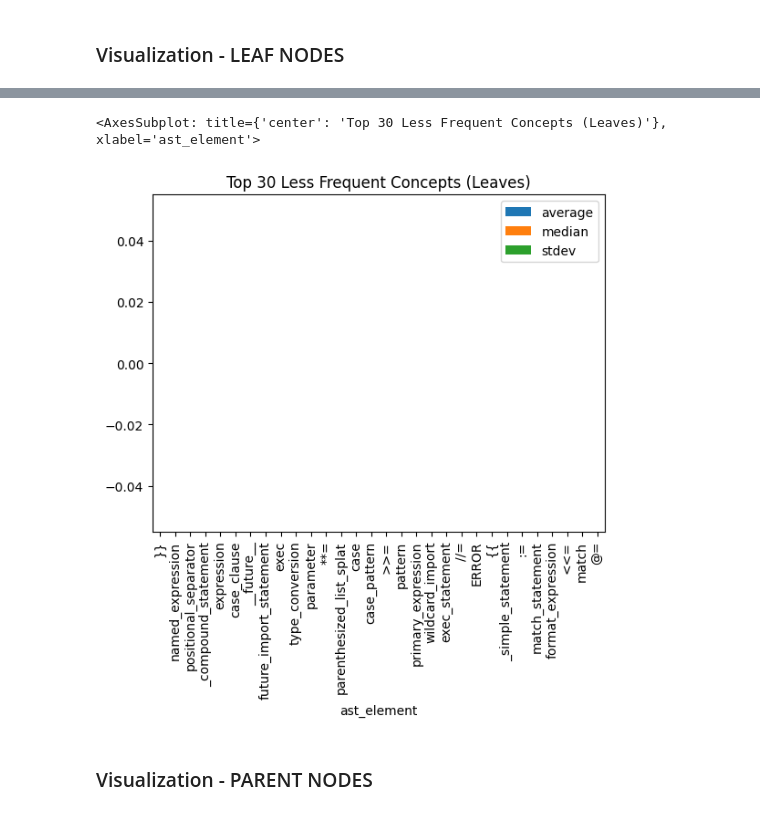
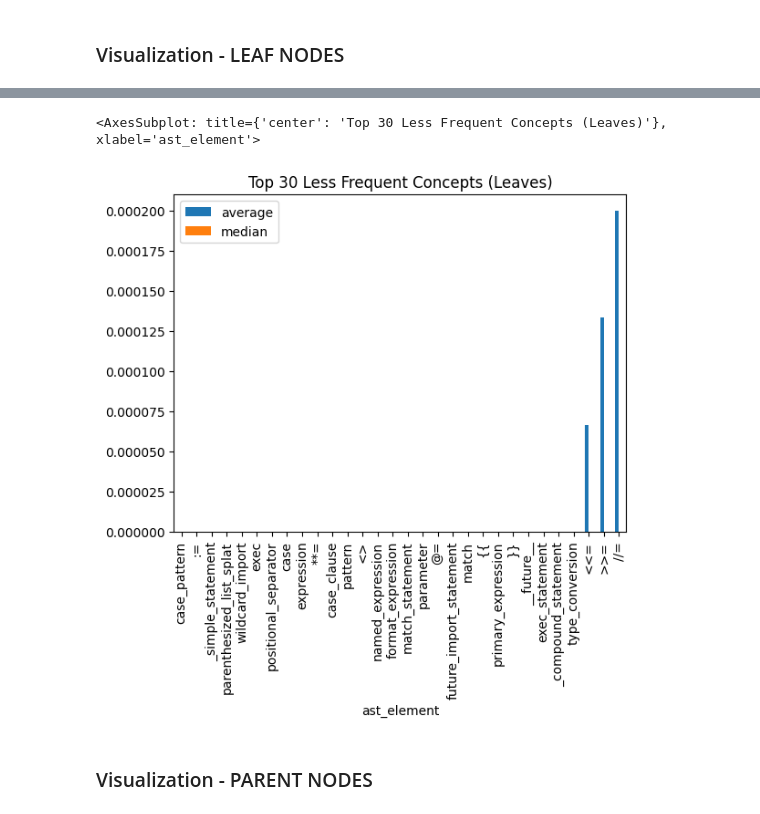
Before and after one commit to WM-SEMERU/CodeSyntaxConcept, a Jupyter notebook: experimental_notebooks/exploratory_analysis.ipynb, the cells around one changed output, grey strips where cells are left out. Cells and saved outputs as stored; diff of their text form; code cells hidden in the pictures.

Commit message:
fixed graphs

```diff
--- a/experimental_notebooks/exploratory_analysis.ipynb
+++ b/experimental_notebooks/exploratory_analysis.ipynb
@@ -13,10 +14,11 @@ from statistics import mean, median, stdev
 # %% [markdown]
 ### Parameters
 # %%
-checkpoint = "himanshu-dutta/pycoder-gpt2"   #Checkpoint is irrelevant in this analysis, we use it to instantiate CodeTokenizer
-number_of_samples = 10000
+#Checkpoint is irrelevant in this analysis, we use it to instantiate CodeTokenizer
+checkpoint = "himanshu-dutta/pycoder-gpt2"
+number_of_samples = 15000
 language = "python"
-#save_path = "../experimental_notebooks/exploratory_experiments"
+save_path_parent_node_types = "output/parent_node_types.csv"
 # %% [markdown]
 ### Load Samples
 # %%
@@ -90,5 +93,12 @@ node_counts_dataframe
 node_counts_dataframe['average'] = node_counts_dataframe['counts'].map(lambda counts: mean(counts))
 node_counts_dataframe['median'] = node_counts_dataframe['counts'].map(lambda counts: median(counts))
 node_counts_dataframe['stdev'] = node_counts_dataframe['counts'].map(lambda counts: stdev(counts))
-node_counts_dataframe
+
+median_absolute_deviation = []
+for ast_counts in node_counts_dataframe['counts']:
+    counts_median = median(ast_counts)
+    median_absolute_deviation.append(median([abs(ast_count - counts_median) for ast_count in ast_counts]))
+node_counts_dataframe['mad'] = median_absolute_deviation
+
+node_counts_dataframe.head()
 # %% [output]
@@ -118,9 +127,9 @@ top_10.plot(x='ast_element',kind='bar',fontsize=12, title='Top 30 More Frequent
 # %%
 bottom_30 = leaf_nodes_dataframe.sort_values(by=['average'], ascending=True).head(30)
-bottom_30.plot(x='ast_element',kind='bar', title='Top 30 Less Frequent Concepts (Leaves)')
+bottom_30.plot(x='ast_element',y=['average','median'] ,yerr='mad', kind='bar', title='Top 30 Less Frequent Concepts (Leaves)')
 # %% [output]
 <AxesSubplot: title={'center': 'Top 30 Less Frequent Concepts (Leaves)'}, xlabel='ast_element'>
-[figure, old version]
+[figure, new version]
 # %% [markdown]
 ### Visualization - PARENT NODES
 # %%
```
Also changed, not shown: parts of 10 cells of this notebook, 2 other files.
